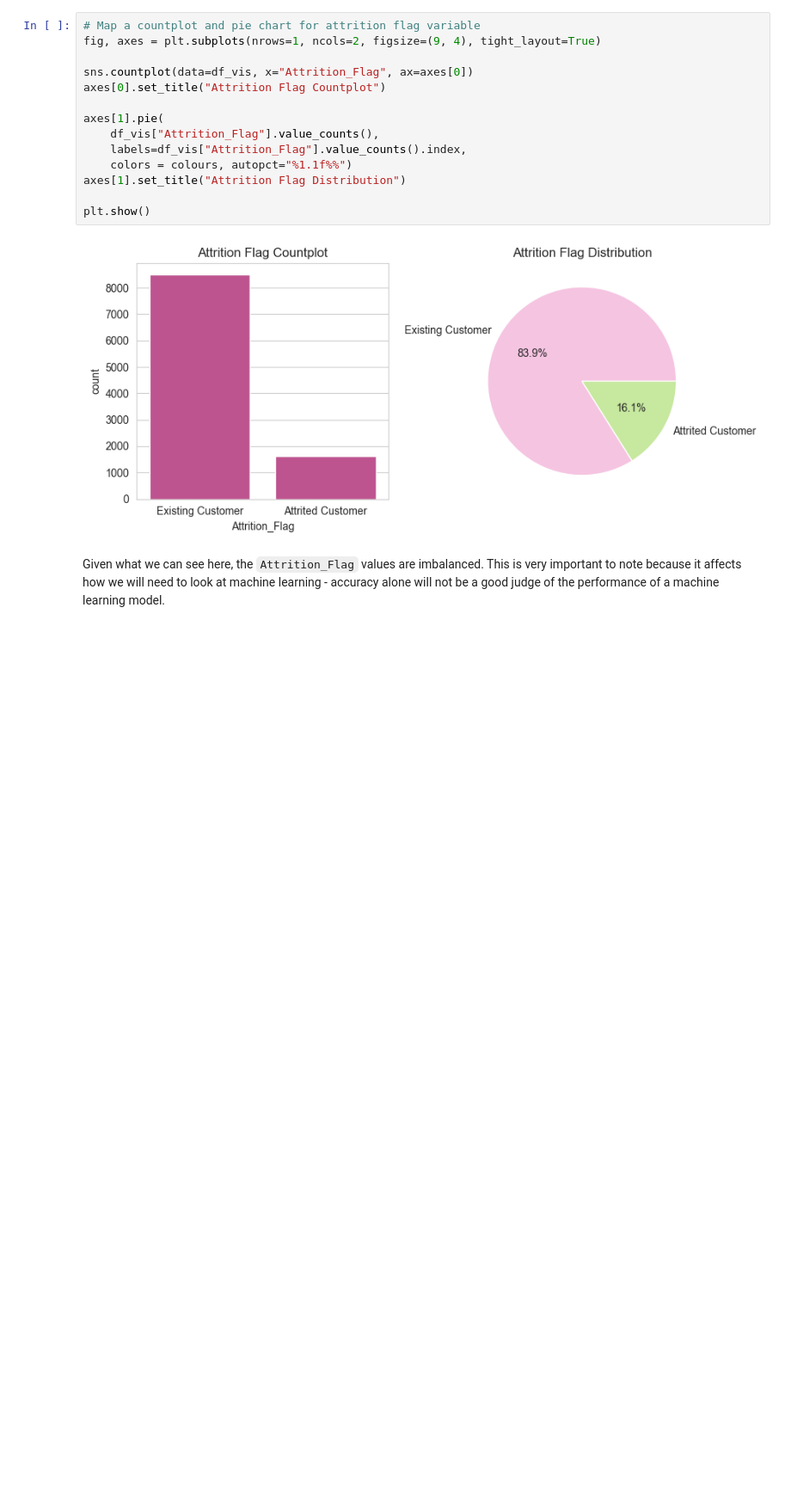
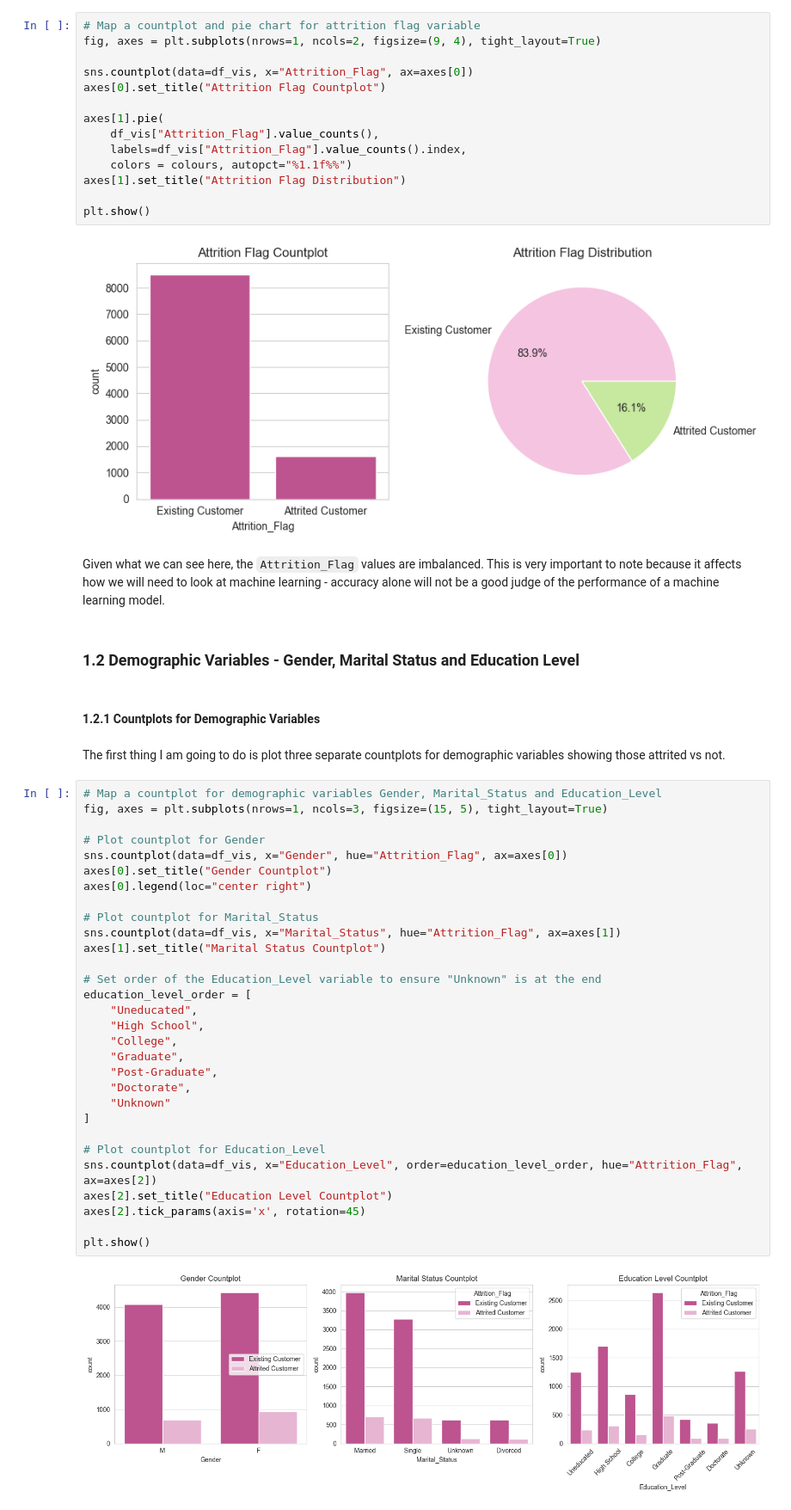
Before and after one commit to elhope23/credit-card-customer-churn-analysis, a Jupyter notebook: jupyter_notebooks/Stage3-Visualisation.ipynb, the cells around one changed output. Shown at 86% size. Cells and saved outputs as stored; diff of their text form; blank space fills up the shorter version.

Commit message:
Stage 3 | EDA: Plot countplots and proportion bar charts for demographic variables

```diff
--- a/jupyter_notebooks/Stage3-Visualisation.ipynb
+++ b/jupyter_notebooks/Stage3-Visualisation.ipynb
@@ -101,3 +101,41 @@ plt.show()
 [figure]
 # %% [markdown]
 Given what we can see here, the `Attrition_Flag` values are imbalanced. This is very important to note because it affects how we will need to look at machine learning - accuracy alone will not be a good judge of the performance of a machine learning model.
+# %% [markdown]
+### **1.2 Demographic Variables - Gender, Marital Status and Education Level**
+# %% [markdown]
+#### **1.2.1 Countplots for Demographic Variables**
+# %% [markdown]
+The first thing I am going to do is plot three separate countplots for demographic variables showing those attrited vs not.
+# %%
+# Map a countplot for demographic variables Gender, Marital_Status and Education_Level
+fig, axes = plt.subplots(nrows=1, ncols=3, figsize=(15, 5), tight_layout=True)
+
+# Plot countplot for Gender
+sns.countplot(data=df_vis, x="Gender", hue="Attrition_Flag", ax=axes[0])
+axes[0].set_title("Gender Countplot")
+axes[0].legend(loc="center right")
+
+# Plot countplot for Marital_Status
+sns.countplot(data=df_vis, x="Marital_Status", hue="Attrition_Flag", ax=axes[1])
+axes[1].set_title("Marital Status Countplot")
+
+# Set order of the Education_Level variable to ensure "Unknown" is at the end
+education_level_order = [
+    "Uneducated",
+    "High School",
+    "College",
+    "Graduate",
+    "Post-Graduate",
+    "Doctorate",
+    "Unknown"
+]
+
+# Plot countplot for Education_Level
+sns.countplot(data=df_vis, x="Education_Level", order=education_level_order, hue="Attrition_Flag", ax=axes[2])
+axes[2].set_title("Education Level Countplot")
+axes[2].tick_params(axis='x', rotation=45)
+
+plt.show()
+# %% [output]
+[figure, added]
```
Also changed, not shown: parts of 10 cells of this notebook.
